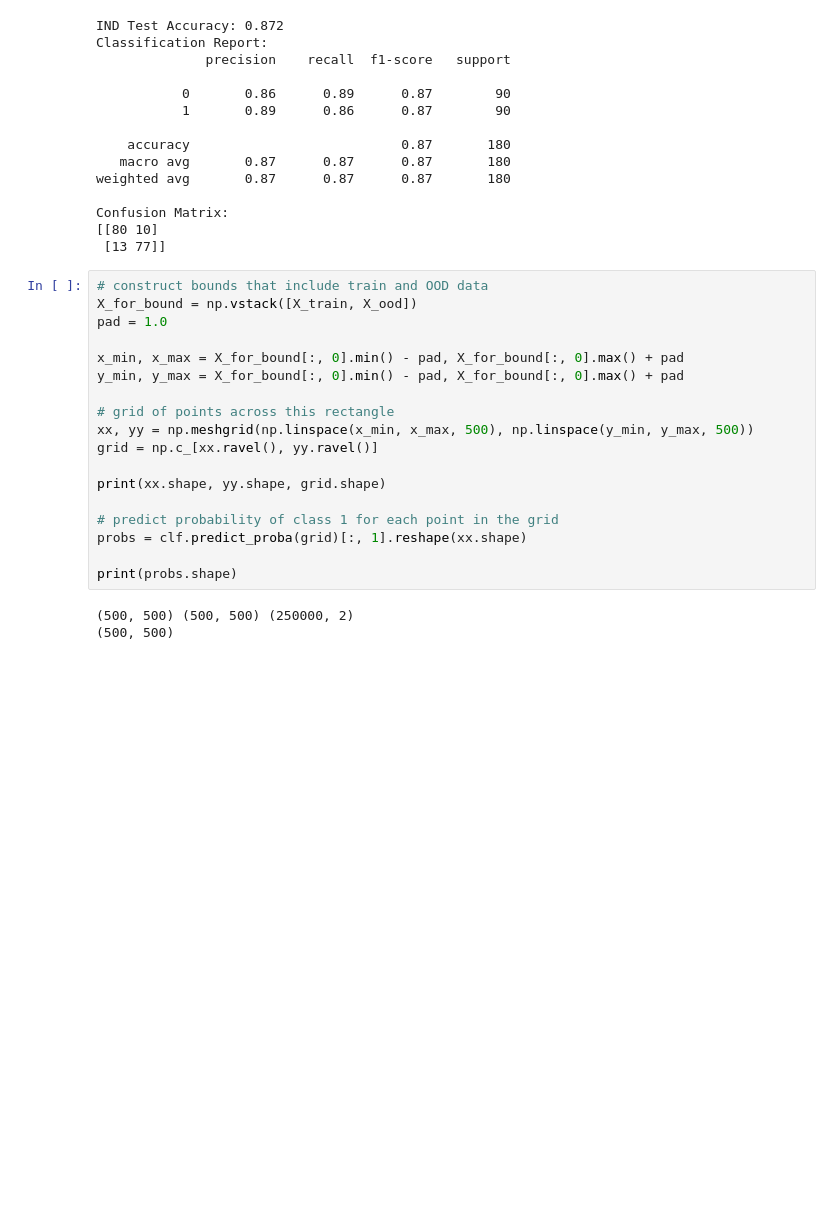
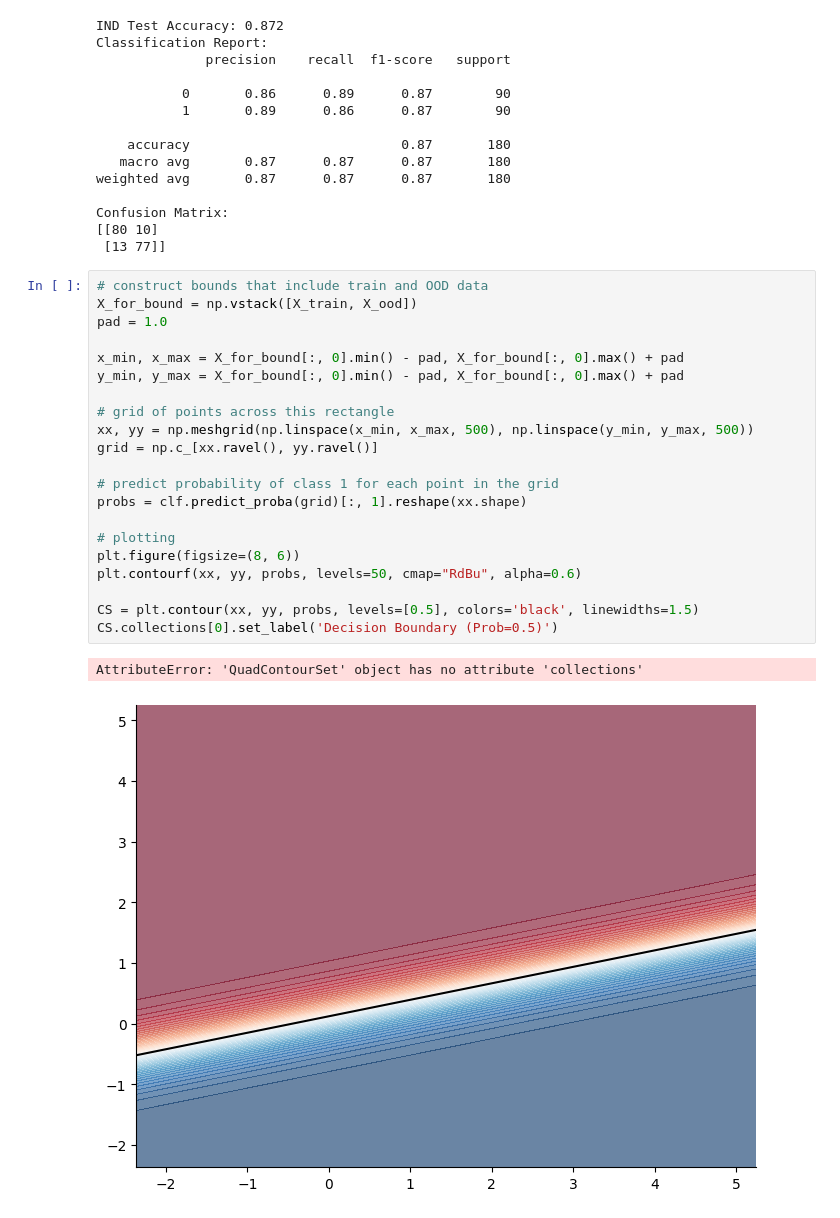
Before and after one commit to Vidhi0003/outlier_detection, a Jupyter notebook: detection.ipynb, the cells around one changed output. Saved outputs shown, nothing was run; the diff lists cells and outputs as text; blank space fills up the shorter version.

Commit message:
Did some plotting

```diff
--- a/detection.ipynb
+++ b/detection.ipynb
@@ -168,21 +168,24 @@ Confusion Matrix:
 # %%
 # construct bounds that include train and OOD data
 X_for_bound = np.vstack([X_train, X_ood])
 pad = 1.0
 
 x_min, x_max = X_for_bound[:, 0].min() - pad, X_for_bound[:, 0].max() + pad
 y_min, y_max = X_for_bound[:, 0].min() - pad, X_for_bound[:, 0].max() + pad
 
 # grid of points across this rectangle
 xx, yy = np.meshgrid(np.linspace(x_min, x_max, 500), np.linspace(y_min, y_max, 500))
 grid = np.c_[xx.ravel(), yy.ravel()]
 
-print(xx.shape, yy.shape, grid.shape)
-
 # predict probability of class 1 for each point in the grid
 probs = clf.predict_proba(grid)[:, 1].reshape(xx.shape)
 
-print(probs.shape)
+# plotting
+plt.figure(figsize=(8, 6))
+plt.contourf(xx, yy, probs, levels=50, cmap="RdBu", alpha=0.6)
+
+CS = plt.contour(xx, yy, probs, levels=[0.5], colors='black', linewidths=1.5)
+CS.collections[0].set_label('Decision Boundary (Prob=0.5)')
 # %% [output]
-(500, 500) (500, 500) (250000, 2)
-(500, 500)
+AttributeError: 'QuadContourSet' object has no attribute 'collections'
+[figure, added]
```
